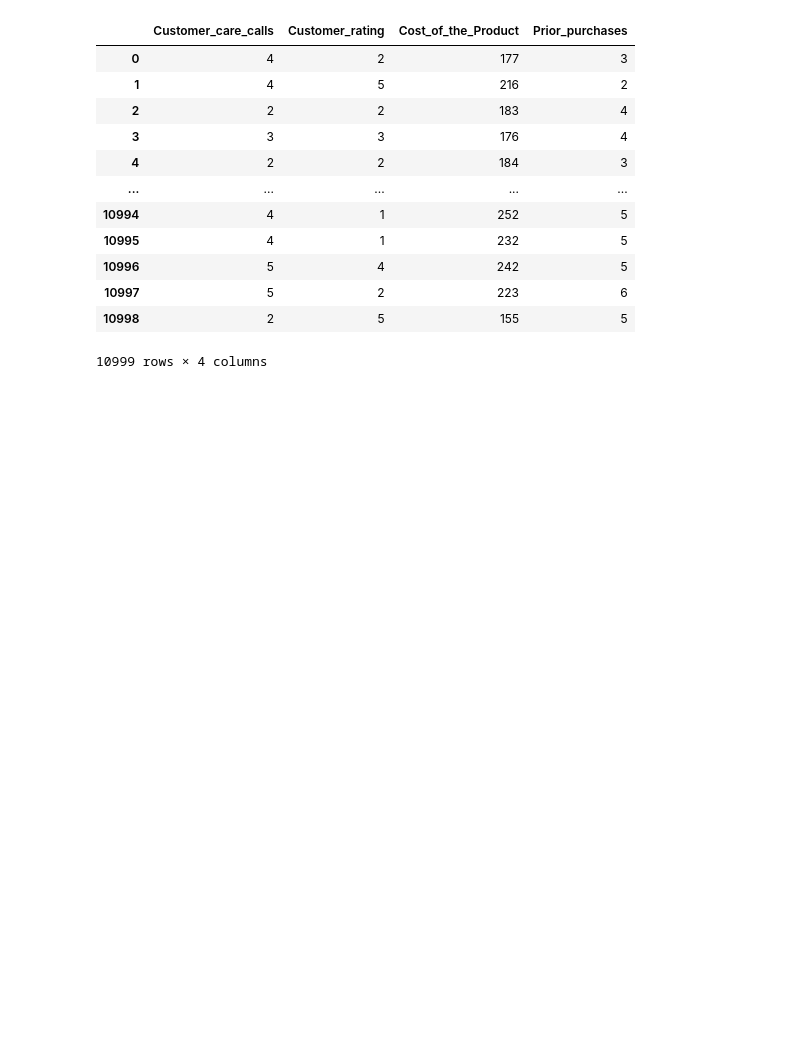
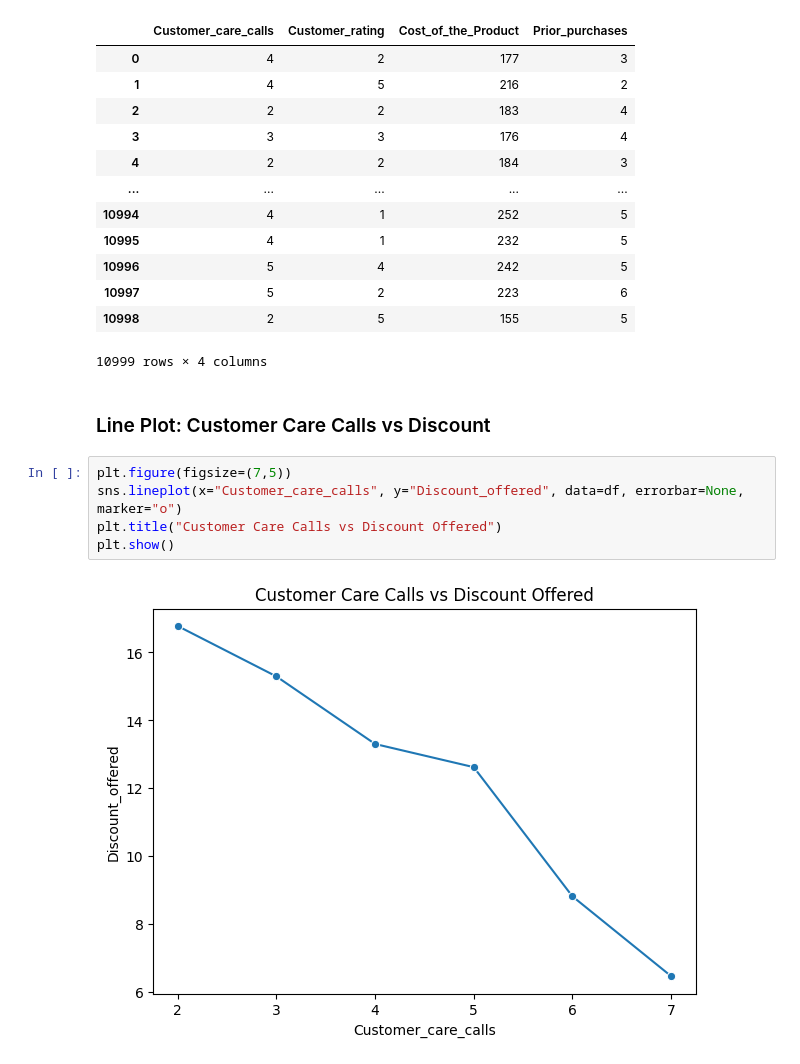
Before and after one commit to SpringBoard782/AI_Shipment_Sure_Infosys_Project, a Jupyter notebook: Ramu/EDA.ipynb, the cells around one changed output. Cells and saved outputs as stored; diff of their text form; blank space fills up the shorter version.

```diff
--- a/Ramu/EDA.ipynb
+++ b/Ramu/EDA.ipynb
@@ -275,3 +286,12 @@ sns.pairplot(df[['Weight_in_gms','Discount_offered','Customer_rating','Reached.o
 | 10997 | 5 | 2 | 223 | 6 |
 | 10998 | 2 | 5 | 155 | 5 |
 10999 rows × 4 columns
+# %% [markdown]
+### Line Plot: Customer Care Calls vs Discount
+# %%
+plt.figure(figsize=(7,5))
+sns.lineplot(x="Customer_care_calls", y="Discount_offered", data=df, errorbar=None, marker="o")
+plt.title("Customer Care Calls vs Discount Offered")
+plt.show()
+# %% [output]
+[figure, added]
```
Also changed, not shown: parts of 5 cells of this notebook, 1 other file.
